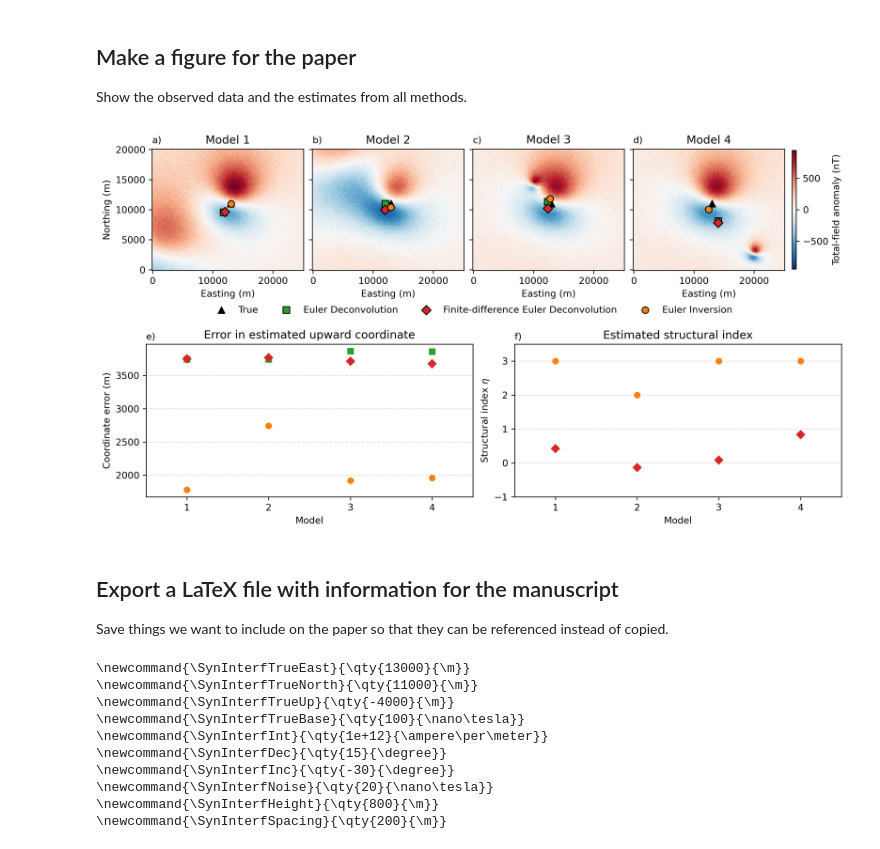
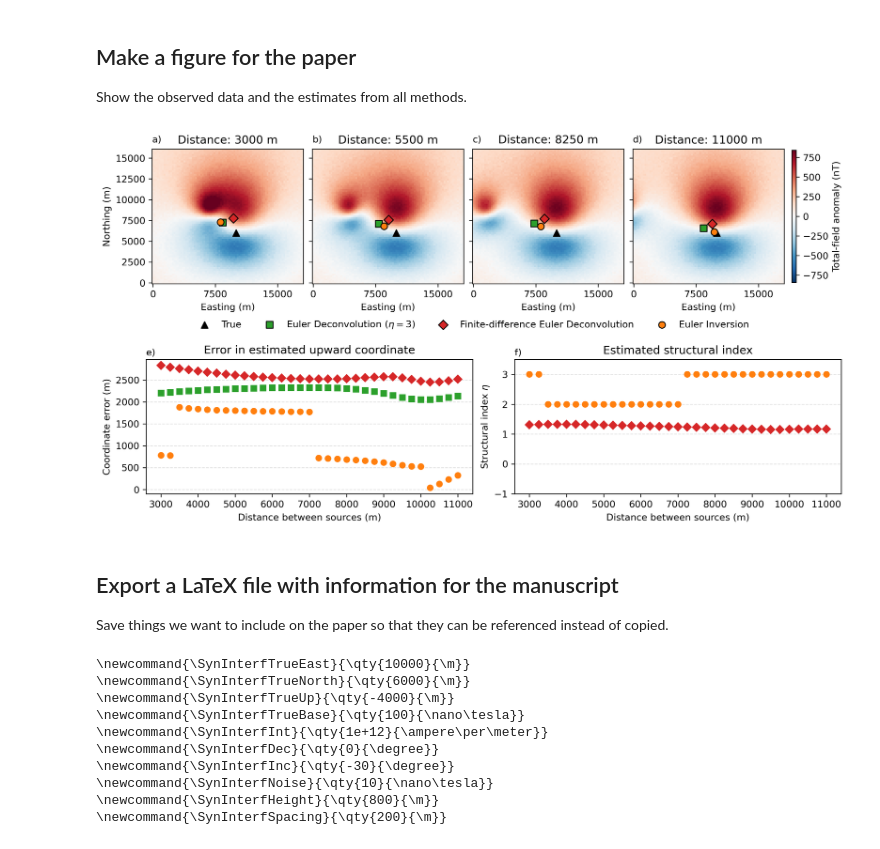
Before and after one commit to compgeolab/euler-inversion, a Jupyter notebook: code/synthetic-interfering-sources.ipynb, the cells around one changed output. Saved outputs shown, nothing was run; the diff lists cells and outputs as text; code cells hidden in the pictures.

```diff
--- a/code/synthetic-interfering-sources.ipynb
+++ b/code/synthetic-interfering-sources.ipynb
@@ -19,12 +19,12 @@ warnings.filterwarnings("ignore")
 
 Make a model from a dipole and add a base level and random noise.
 # %%
-region = [0, 25e3, 0, 20e3]
+region = [0, 18e3, 0, 16e3]
 height = 800
 spacing = 200
 coordinates = vd.grid_coordinates(region, spacing=spacing, extra_coords=height)
-intensity, inclination, declination = 1e12, -30, 15
-true_coordinates = (13e3, 11e3, -4e3)
+intensity, inclination, declination = 1e12, -30, 0
+true_coordinates = (10e3, 6e3, -4e3)
 magnetic_field = hm.dipole_magnetic(
     coordinates,
     dipoles=true_coordinates,
@@ -35,7 +35,7 @@ main_field = hm.magnetic_angles_to_vec(1, inclination, declination)
 magnetic_anomaly = sum(b * f for b, f in zip(magnetic_field, main_field))
 
 # Add noise and the base level
-noise_level = 20  # nT
+noise_level = 10  # nT
 magnetic_anomaly += np.random.default_rng(42).normal(
     0, noise_level, size=magnetic_anomaly.shape
 )
@@ -123,8 +96,8 @@ for raw in datasets_raw:
     datasets.append(data)
 
 fig, axes = plt.subplots(2, 2, figsize=(12, 10), layout="constrained")
-for data, ax in zip(datasets, axes.ravel()):
-    data.field.plot.pcolormesh(
+for i, ax in zip([0, n_datasets // 3, 2 * n_datasets // 3, -1], axes.ravel()):
+    datasets[i].field.plot.pcolormesh(
         ax=ax, cbar_kwargs=dict(orientation="horizontal", aspect=50, shrink=0.7)
     )
     ax.set_aspect("equal")
@@ -159,7 +132,7 @@ inversion = [euler_inversion_si_estimate(data) for data in datasets]
 Show the observed data and the estimates from all methods.
 # %%
 fig = plt.figure(figsize=(11, 6), layout="constrained")
-figures = fig.subfigures(2, 1, height_ratios=[1, 1])
+figures = fig.subfigures(2, 1, height_ratios=[1.2, 1])
 
 colors = list(plt.rcParams["axes.prop_cycle"].by_key()["color"])
 marker_ei = "o"
@@ -171,14 +144,16 @@ color_fd = colors[3]
 
 axes = figures[0].subplots(1, 4, sharey=True)
 
+datasets_to_plot = [0, n_datasets // 3, 2 * n_datasets // 3, -1]
+source_distance = np.abs(eastings - true_coordinates[0])
 marker_size = 50
 cbkwargs = dict()
-scale = vd.maxabs([data.field for data in datasets])
-for i, (data, ax, label) in enumerate(zip(datasets, axes.ravel(), "abcd")):
+scale = vd.maxabs(datasets[0].field)
+for j, ax, label in zip(datasets_to_plot[::-1], axes.ravel(), "abcd"):
     ax.set_aspect("equal")
     ax.text(0, 1.05, f"{label})", transform=ax.transAxes)
-    ax.set_title(f"Model {i + 1}")
-    tmp = data.field.plot.pcolormesh(
+    ax.set_title(f"Distance: {source_distance[j]:.0f} m")
+    tmp = datasets[j].field.plot.pcolormesh(
         ax=ax,
         add_labels=False,
         add_colorbar=False,
@@ -195,7 +170,7 @@ for i, (data, ax, label) in enumerate(zip(datasets, axes.ravel(), "abcd")):
         edgecolors="black",
     )
     label_ed = ax.scatter(
-        *deconv[i].location_[:2],
+        *deconv[j].location_[:2],
         c=color_ed,
         s=marker_size,
         marker=marker_ed,
@@ -203,7 +178,7 @@ for i, (data, ax, label) in enumerate(zip(datasets, axes.ravel(), "abcd")):
         edgecolors="black",
     )
     label_fd = ax.scatter(
-        *deconvfd[i].location_[:2],
+        *deconvfd[j].location_[:2],
         c=color_fd,
         s=marker_size,
         marker=marker_fd,
@@ -211,7 +186,7 @@ for i, (data, ax, label) in enumerate(zip(datasets, axes.ravel(), "abcd")):
         edgecolors="black",
     )
     label_ei = ax.scatter(
-        *inversion[i].location_[:2],
+        *inversion[j].location_[:2],
         c=color_ei,
         s=marker_size,
         marker=marker_ei,
@@ -219,13 +194,14 @@ for i, (data, ax, label) in enumerate(zip(datasets, axes.ravel(), "abcd")):
         edgecolors="black",
     )
     ax.set_xlabel("Easting (m)")
+    ax.set_xticks([0, 7500, 15000])
 axes[0].set_ylabel("Northing (m)")
 fig.colorbar(tmp, ax=axes[-1], label="Total-field anomaly (nT)", aspect=30, shrink=0.7)
 figures[0].legend(
     [label_true, label_ed, label_fd, label_ei],
     [
         "True",
-        "Euler Deconvolution",
+        "Euler Deconvolution ($\\eta=3$)",
         "Finite-difference Euler Deconvolution",
         "Euler Inversion",
     ],
@@ -239,62 +215,60 @@ axes = figures[1].subplots(1, 2)
 for ax, label in zip(axes, "ef"):
     ax.text(0, 1.03, f"{label})", transform=ax.transAxes)
     ax.grid(axis="y", alpha=0.4, linestyle="--")
-    ax.set_xlabel("Model")
-    ax.set_xticks([1, 2, 3, 4])
-    ax.set_xlim(0.5, 4.5)
+    ax.set_xlabel("Distance between sources (m)")
 
 ax = axes[0]
 ax.set_title("Error in estimated upward coordinate")
 ax.set_ylabel("Coordinate error (m)")
 ax.plot(
-    range(1, 5),
+    source_distance,
     [abs(true_coordinates[2] - e.location_[2]) for e in deconv],
     marker=marker_ed,
     color=color_ed,
     linestyle="",
 )
 ax.plot(
-    range(1, 5),
+    source_distance,
     [abs(true_coordinates[2] - e.location_[2]) for e in deconvfd],
     marker=marker_fd,
     color=color_fd,
     linestyle="",
 )
 ax.plot(
-    range(1, 5),
+    source_distance,
     [abs(true_coordinates[2] - e.location_[2]) for e in inversion],
     marker=marker_ei,
     color=color_ei,
     linestyle="",
 )
 
 ax = axes[1]
 ax.set_title("Estimated structural index")
 ax.set_ylabel("Structural index $\\eta$")
 ax.plot(
-    range(1, 5),
+    source_distance,
     [e.structural_index_ for e in deconvfd],
     marker=marker_fd,
     color=color_fd,
     linestyle="",
 )
 ax.plot(
-    range(1, 5),
+    source_distance,
     [e.structural_index for e in inversion],
     marker=marker_ei,
     color=color_ei,
     linestyle="",
 )
 ax.set_ylim(-1, 3.5)
 
 # Save the figure and display the saved figure because savefig and
 # show can sometimes create slightly different figures
 figfile = Path("..") / "paper" / "figures" / "synthetic-interfering-sources.png"
 fig.savefig(figfile, dpi=300, bbox_inches="tight")
 plt.close()
 Image(figfile)
 # %% [output]
-[figure, old version]
+[figure, new version]
 # %% [markdown]
 ## Export a LaTeX file with information for the manuscript
 
@@ -316,13 +290,13 @@ path = Path("..") / "paper" / "variables" / "synthetic-interfering-sources.tex"
 path.write_text(output)
 print(output)
 # %% [output]
-\newcommand{\SynInterfTrueEast}{\qty{13000}{\m}}
-\newcommand{\SynInterfTrueNorth}{\qty{11000}{\m}}
+\newcommand{\SynInterfTrueEast}{\qty{10000}{\m}}
+\newcommand{\SynInterfTrueNorth}{\qty{6000}{\m}}
 \newcommand{\SynInterfTrueUp}{\qty{-4000}{\m}}
 \newcommand{\SynInterfTrueBase}{\qty{100}{\nano\tesla}}
 \newcommand{\SynInterfInt}{\qty{1e+12}{\ampere\per\meter}}
-\newcommand{\SynInterfDec}{\qty{15}{\degree}}
+\newcommand{\SynInterfDec}{\qty{0}{\degree}}
 \newcommand{\SynInterfInc}{\qty{-30}{\degree}}
-\newcommand{\SynInterfNoise}{\qty{20}{\nano\tesla}}
+\newcommand{\SynInterfNoise}{\qty{10}{\nano\tesla}}
 \newcommand{\SynInterfHeight}{\qty{800}{\m}}
 \newcommand{\SynInterfSpacing}{\qty{200}{\m}}
```
Also changed, not shown: parts of 6 cells of this notebook, 2 other files.
